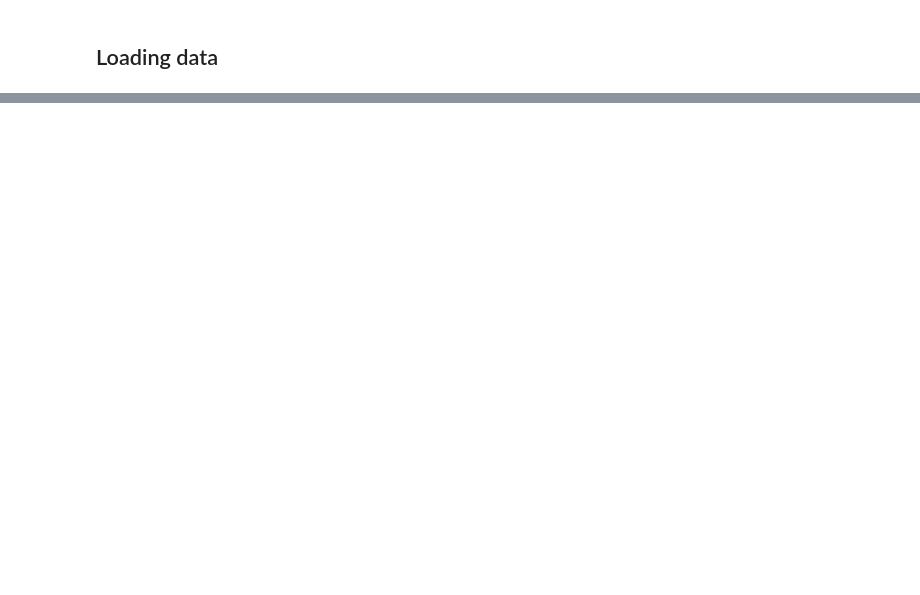
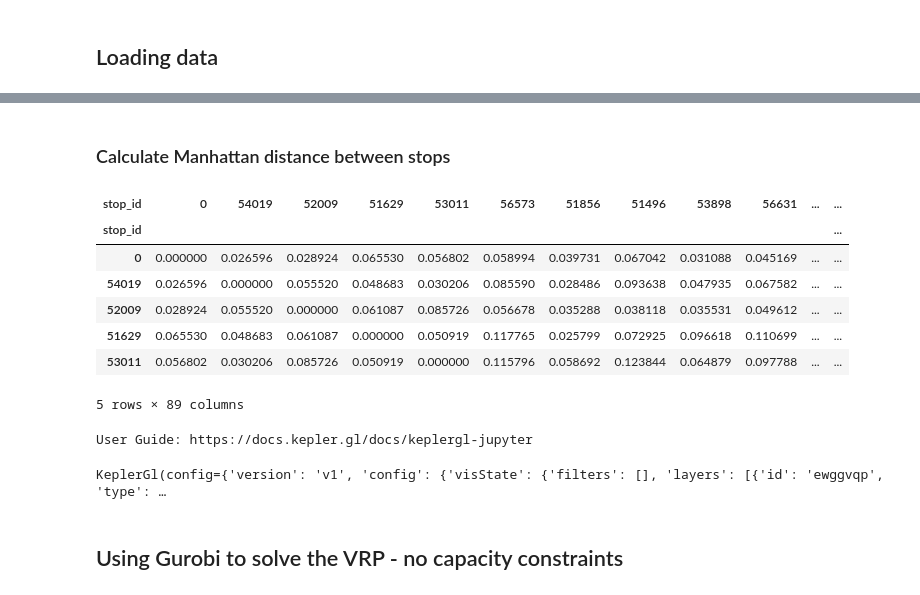
Before and after one commit to lakshyaag/Route-Optimization-STM, a Jupyter notebook: optimize.ipynb, the cells around one changed output, grey strips where cells are left out. Saved outputs shown, nothing was run; the diff lists cells and outputs as text; code cells hidden in the pictures; blank space fills up the shorter version.

Commit message:
added VRP (no capacity constrs)

```diff
--- a/optimize.ipynb
+++ b/optimize.ipynb
@@ -428,0 +544,19 @@ map
+# %% [markdown]
+### Calculate Manhattan distance between stops
+# %%
+distance_matrix = pd.DataFrame(
+    manhattan_distances(random_stops_df_gpd[["stop_lat", "stop_lon"]].values),
+    index=random_stops_df_gpd["stop_id"],
+    columns=random_stops_df_gpd["stop_id"],
+)
+
+display(distance_matrix.head())
+# %% [output]
+| stop_id | 0 | 54019 | 52009 | 51629 | 53011 | 56573 | 51856 | 51496 | 53898 | 56631 | ... | ... |
+| stop_id |  |  |  |  |  |  |  |  |  |  |  | ... |
+| 0 | 0.000000 | 0.026596 | 0.028924 | 0.065530 | 0.056802 | 0.058994 | 0.039731 | 0.067042 | 0.031088 | 0.045169 | ... | ... |
+| 54019 | 0.026596 | 0.000000 | 0.055520 | 0.048683 | 0.030206 | 0.085590 | 0.028486 | 0.093638 | 0.047935 | 0.067582 | ... | ... |
+| 52009 | 0.028924 | 0.055520 | 0.000000 | 0.061087 | 0.085726 | 0.056678 | 0.035288 | 0.038118 | 0.035531 | 0.049612 | ... | ... |
+| 51629 | 0.065530 | 0.048683 | 0.061087 | 0.000000 | 0.050919 | 0.117765 | 0.025799 | 0.072925 | 0.096618 | 0.110699 | ... | ... |
+| 53011 | 0.056802 | 0.030206 | 0.085726 | 0.050919 | 0.000000 | 0.115796 | 0.058692 | 0.123844 | 0.064879 | 0.097788 | ... | ... |
+5 rows × 89 columns
@@ -428,0 +701,14 @@ map
+# %%
+stop_map = KeplerGl(height=700, config=config)
+
+stop_map.add_data(
+    data=random_stops_df_gpd[["stop_lat", "stop_lon", "stop_name", "stop_id"]],
+    name="stops",
+)
+
+stop_map
+# %% [output]
+User Guide: https://docs.kepler.gl/docs/keplergl-jupyter
+KeplerGl(config={'version': 'v1', 'config': {'visState': {'filters': [], 'layers': [{'id': 'ewggvqp', 'type': …
+# %% [markdown]
+## Using Gurobi to solve the VRP - no capacity constraints
```
Also changed, not shown: parts of 25 cells of this notebook, 3 other files.
